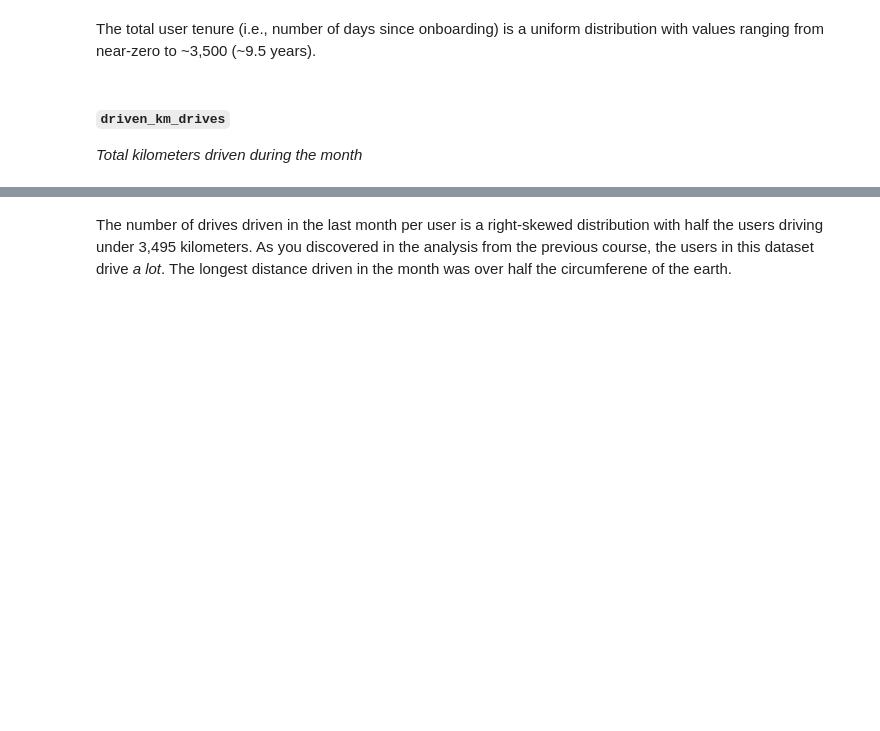
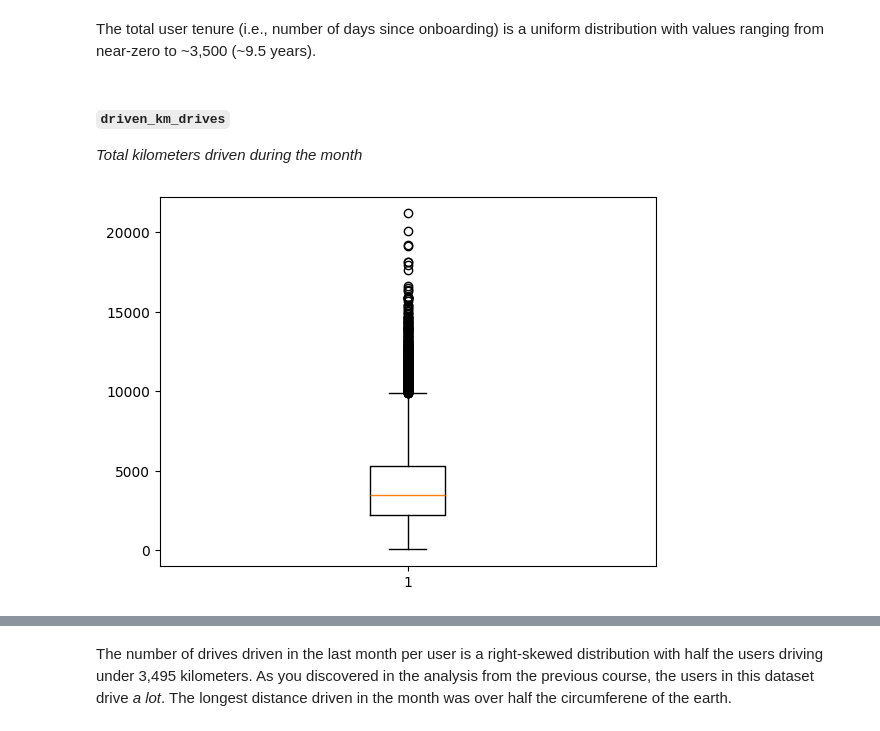
Before and after one commit to andrefsr/Google-Advanced-Data-Analytics-Certificate, a Jupyter notebook: Course 2/Atividades/Activity_Course 3 Waze project lab/Activity_Course 3 Waze project lab.ipynb, the cells around one changed output, grey strips where cells are left out. Drawn from its saved outputs; the diff is of its cells as text; code cells hidden in the pictures; blank space fills up the shorter version.

```diff
--- a/Course 2/Atividades/Activity_Course 3 Waze project lab/Activity_Course 3 Waze project lab.ipynb
+++ b/Course 2/Atividades/Activity_Course 3 Waze project lab/Activity_Course 3 Waze project lab.ipynb
@@ -330,0 +325,7 @@ _Total kilometers driven during the month_
+# %%
+# Box plot
+plt.figure()
+plt.boxplot(df['driven_km_drives'])
+plt.show()
+# %% [output]
+[figure, added]
```
Also changed, not shown: parts of 41 cells of this notebook.
